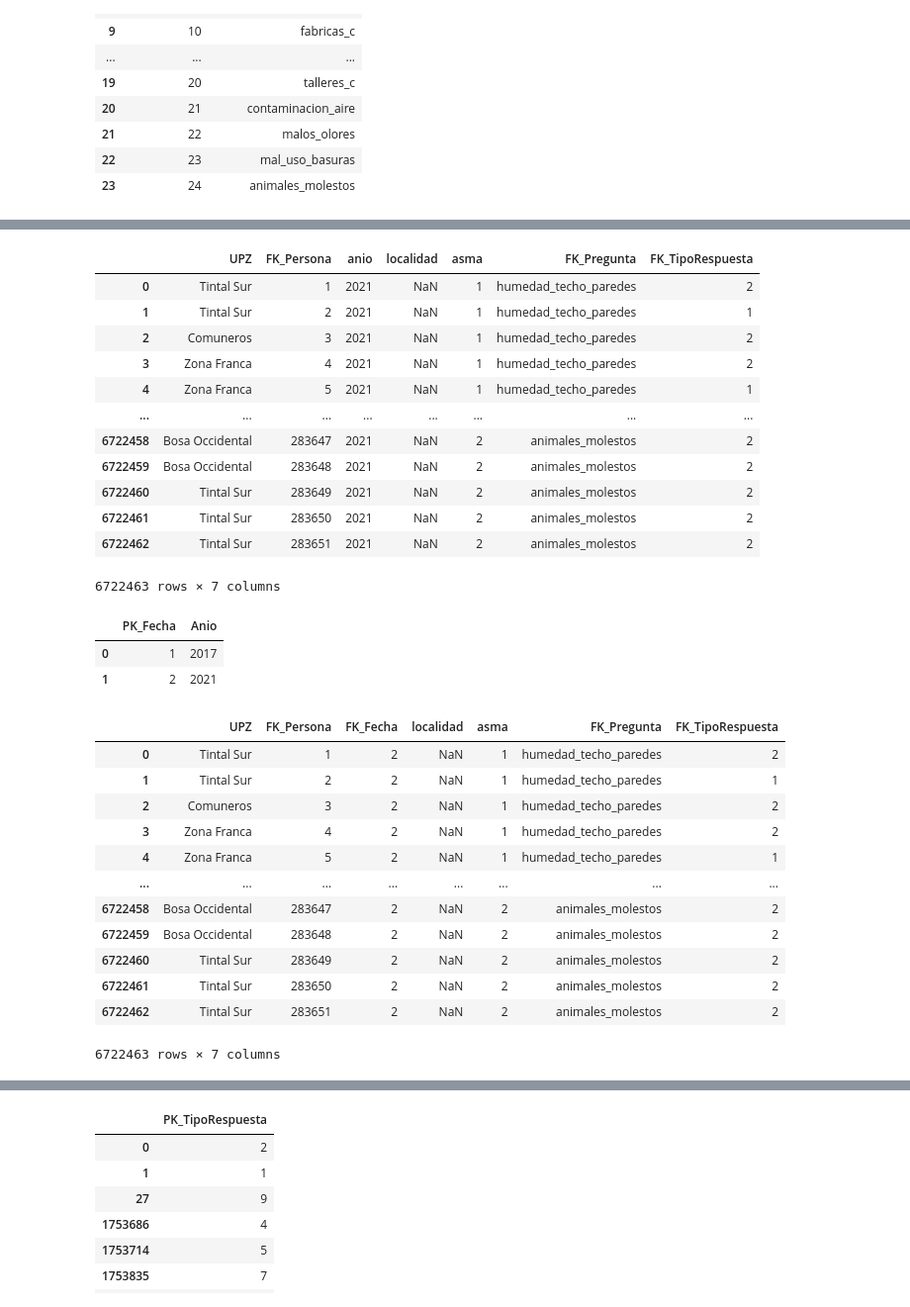
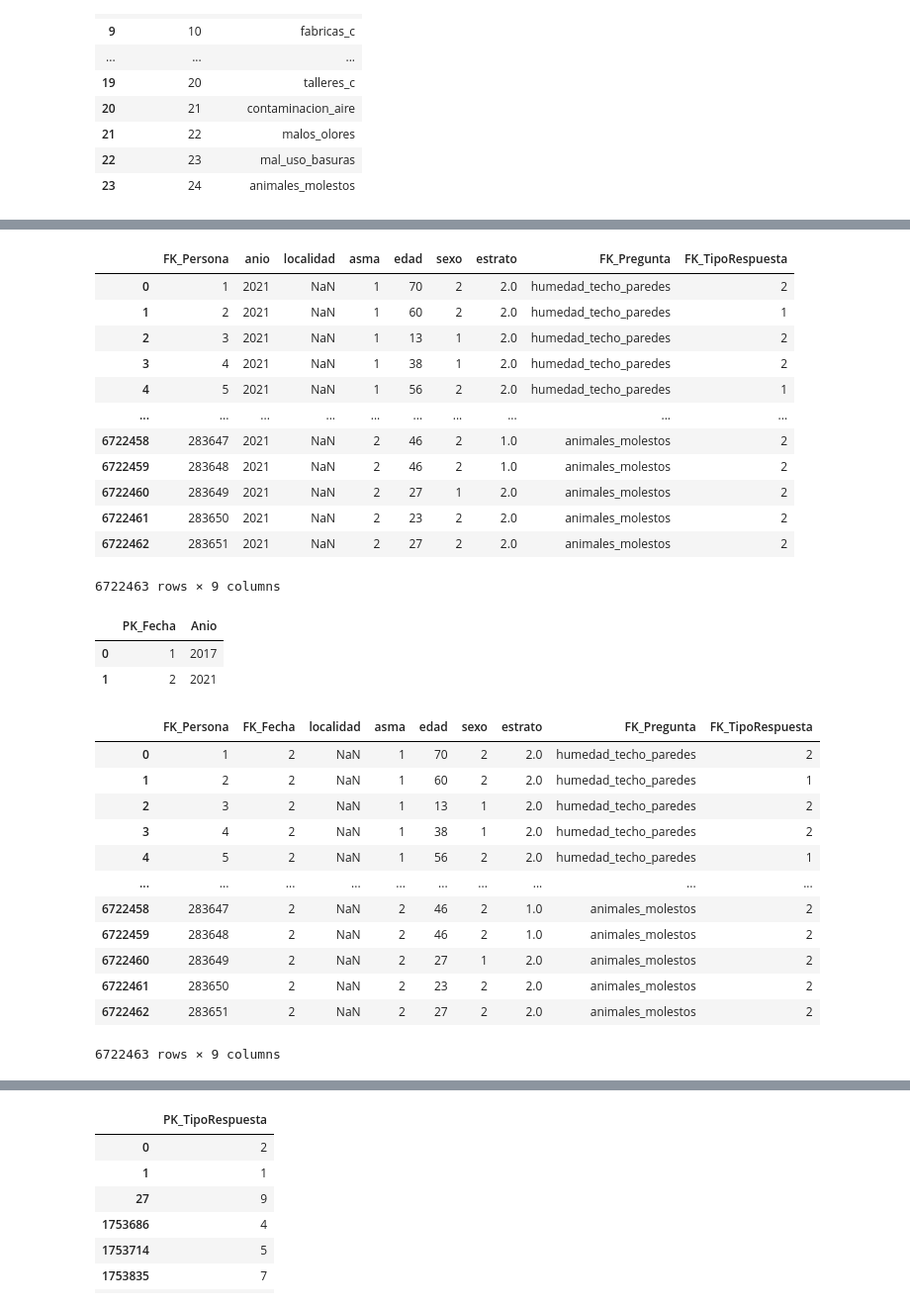
Before and after one commit to JMarts32/proyecto2BI, a Jupyter notebook: data.ipynb, the cells around one changed output, grey strips where cells are left out. Shown at 99% size. Cells and saved outputs as stored; diff of their text form; code cells hidden in the pictures.

```diff
--- a/data.ipynb
+++ b/data.ipynb
@@ -117,20 +117,20 @@ df_complete
 # %%
-df_complete = pd.melt(df_complete, id_vars=["UPZ",'FK_Persona', 'anio', 'localidad', 'asma'], value_vars=['humedad_techo_paredes', 'goteras', 'fallas_tuberia', 'grietas_techo_paredes', 'grietas_piso', 'tejas_mal_estado', 'material_exteriores', 'material_pisos', 'fabricas_c', 'basureros_c', 'plazas_c', 'terminal_c', 'bares_c', 'ollas_c', 'lotes_oscuros_c', 'central_e_c', 'canos_c', 'incendio_c', 'talleres_c', 'contaminacion_aire', 'malos_olores', 'mal_uso_basuras', 'animales_molestos'], var_name='FK_Pregunta', value_name='FK_TipoRespuesta')
+df_complete = pd.melt(df_complete, id_vars=['FK_Persona', 'anio', 'localidad', 'asma', 'edad', 'sexo', 'estrato'], value_vars=['humedad_techo_paredes', 'goteras', 'fallas_tuberia', 'grietas_techo_paredes', 'grietas_piso', 'tejas_mal_estado', 'material_exteriores', 'material_pisos', 'fabricas_c', 'basureros_c', 'plazas_c', 'terminal_c', 'bares_c', 'ollas_c', 'lotes_oscuros_c', 'central_e_c', 'canos_c', 'incendio_c', 'talleres_c', 'contaminacion_aire', 'malos_olores', 'mal_uso_basuras', 'animales_molestos'], var_name='FK_Pregunta', value_name='FK_TipoRespuesta')
 df_complete
 # %% [output]
-|  | UPZ | FK_Persona | anio | localidad | asma | FK_Pregunta | FK_TipoRespuesta |
-| 0 | Tintal Sur | 1 | 2021 | NaN | 1 | humedad_techo_paredes | 2 |
-| 1 | Tintal Sur | 2 | 2021 | NaN | 1 | humedad_techo_paredes | 1 |
-| 2 | Comuneros | 3 | 2021 | NaN | 1 | humedad_techo_paredes | 2 |
-| 3 | Zona Franca | 4 | 2021 | NaN | 1 | humedad_techo_paredes | 2 |
-| 4 | Zona Franca | 5 | 2021 | NaN | 1 | humedad_techo_paredes | 1 |
-| ... | ... | ... | ... | ... | ... | ... | ... |
-| 6722458 | Bosa Occidental | 283647 | 2021 | NaN | 2 | animales_molestos | 2 |
-| 6722459 | Bosa Occidental | 283648 | 2021 | NaN | 2 | animales_molestos | 2 |
-| 6722460 | Tintal Sur | 283649 | 2021 | NaN | 2 | animales_molestos | 2 |
-| 6722461 | Tintal Sur | 283650 | 2021 | NaN | 2 | animales_molestos | 2 |
-| 6722462 | Tintal Sur | 283651 | 2021 | NaN | 2 | animales_molestos | 2 |
+|  | FK_Persona | anio | localidad | asma | edad | sexo | estrato | FK_Pregunta | FK_TipoRespuesta |
+| 0 | 1 | 2021 | NaN | 1 | 70 | 2 | 2.0 | humedad_techo_paredes | 2 |
+| 1 | 2 | 2021 | NaN | 1 | 60 | 2 | 2.0 | humedad_techo_paredes | 1 |
+| 2 | 3 | 2021 | NaN | 1 | 13 | 1 | 2.0 | humedad_techo_paredes | 2 |
+| 3 | 4 | 2021 | NaN | 1 | 38 | 1 | 2.0 | humedad_techo_paredes | 2 |
+| 4 | 5 | 2021 | NaN | 1 | 56 | 2 | 2.0 | humedad_techo_paredes | 1 |
+| ... | ... | ... | ... | ... | ... | ... | ... | ... | ... |
+| 6722458 | 283647 | 2021 | NaN | 2 | 46 | 2 | 1.0 | animales_molestos | 2 |
+| 6722459 | 283648 | 2021 | NaN | 2 | 46 | 2 | 1.0 | animales_molestos | 2 |
+| 6722460 | 283649 | 2021 | NaN | 2 | 27 | 1 | 2.0 | animales_molestos | 2 |
+| 6722461 | 283650 | 2021 | NaN | 2 | 23 | 2 | 2.0 | animales_molestos | 2 |
+| 6722462 | 283651 | 2021 | NaN | 2 | 27 | 2 | 2.0 | animales_molestos | 2 |
-6722463 rows × 7 columns
+6722463 rows × 9 columns
 # %%
 df_complete.rename(columns={"anio": "FK_Fecha"}, inplace=True)
 # %%
@@ -174,19 +174,19 @@ df_complete["localidad"].value_counts()
 
 df_complete
 # %% [output]
-|  | UPZ | FK_Persona | FK_Fecha | localidad | asma | FK_Pregunta | FK_TipoRespuesta |
-| 0 | Tintal Sur | 1 | 2 | NaN | 1 | humedad_techo_paredes | 2 |
-| 1 | Tintal Sur | 2 | 2 | NaN | 1 | humedad_techo_paredes | 1 |
-| 2 | Comuneros | 3 | 2 | NaN | 1 | humedad_techo_paredes | 2 |
-| 3 | Zona Franca | 4 | 2 | NaN | 1 | humedad_techo_paredes | 2 |
-| 4 | Zona Franca | 5 | 2 | NaN | 1 | humedad_techo_paredes | 1 |
-| ... | ... | ... | ... | ... | ... | ... | ... |
-| 6722458 | Bosa Occidental | 283647 | 2 | NaN | 2 | animales_molestos | 2 |
-| 6722459 | Bosa Occidental | 283648 | 2 | NaN | 2 | animales_molestos | 2 |
-| 6722460 | Tintal Sur | 283649 | 2 | NaN | 2 | animales_molestos | 2 |
-| 6722461 | Tintal Sur | 283650 | 2 | NaN | 2 | animales_molestos | 2 |
-| 6722462 | Tintal Sur | 283651 | 2 | NaN | 2 | animales_molestos | 2 |
+|  | FK_Persona | FK_Fecha | localidad | asma | edad | sexo | estrato | FK_Pregunta | FK_TipoRespuesta |
+| 0 | 1 | 2 | NaN | 1 | 70 | 2 | 2.0 | humedad_techo_paredes | 2 |
+| 1 | 2 | 2 | NaN | 1 | 60 | 2 | 2.0 | humedad_techo_paredes | 1 |
+| 2 | 3 | 2 | NaN | 1 | 13 | 1 | 2.0 | humedad_techo_paredes | 2 |
+| 3 | 4 | 2 | NaN | 1 | 38 | 1 | 2.0 | humedad_techo_paredes | 2 |
+| 4 | 5 | 2 | NaN | 1 | 56 | 2 | 2.0 | humedad_techo_paredes | 1 |
+| ... | ... | ... | ... | ... | ... | ... | ... | ... | ... |
+| 6722458 | 283647 | 2 | NaN | 2 | 46 | 2 | 1.0 | animales_molestos | 2 |
+| 6722459 | 283648 | 2 | NaN | 2 | 46 | 2 | 1.0 | animales_molestos | 2 |
+| 6722460 | 283649 | 2 | NaN | 2 | 27 | 1 | 2.0 | animales_molestos | 2 |
+| 6722461 | 283650 | 2 | NaN | 2 | 23 | 2 | 2.0 | animales_molestos | 2 |
+| 6722462 | 283651 | 2 | NaN | 2 | 27 | 2 | 2.0 | animales_molestos | 2 |
-6722463 rows × 7 columns
+6722463 rows × 9 columns
 # %%
 df_complete.replace({"FK_Pregunta": {"humedad_techo_paredes": 1, "goteras": 2, "fallas_tuberia": 3, "grietas_techo_paredes": 4, "grietas_piso": 5, "tejas_mal_estado": 6, "ventilacion": 7,"material_exteriores": 8, "material_pisos": 9, "fabricas_c": 10, "basureros_c": 11, "plazas_c": 12, "terminal_c": 13, "bares_c": 14, "ollas_c": 15, "lotes_oscuros_c": 16, "central_e_c": 17, "canos_c": 18, "incendio_c": 19, "talleres_c": 20, "contaminacion_aire": 21, "malos_olores": 22, "mal_uso_basuras": 23, "animales_molestos": 24}}, inplace=True)
 df_complete
```
Also changed, not shown: parts of 8 cells of this notebook, 2 other files.
